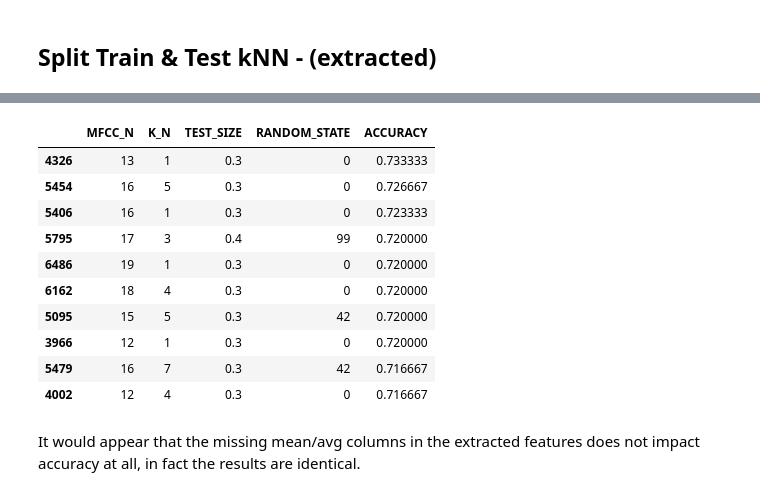
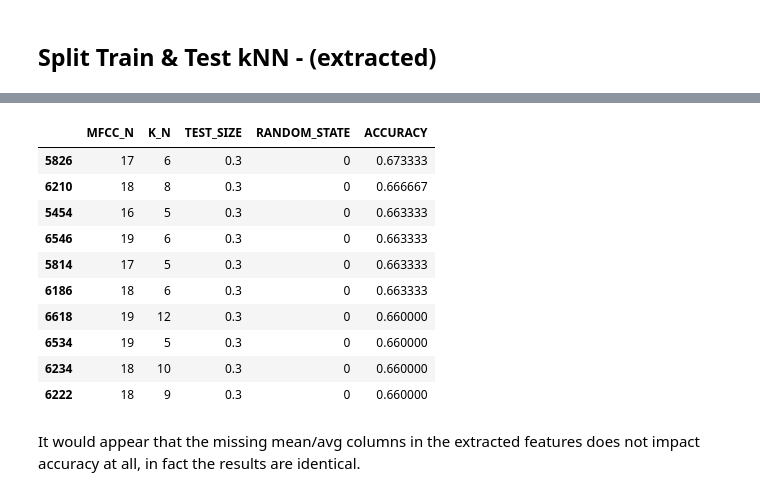
Before and after one commit to etiank/Jupyter-ML, a Jupyter notebook: main.ipynb, the cells around one changed output, grey strips where cells are left out. Drawn from its saved outputs; the diff is of its cells as text; code cells hidden in the pictures.

```diff
--- a/main.ipynb
+++ b/main.ipynb
@@ -346,22 +332,22 @@ We're at MFCC:  20
 # %%
-df_knn_extract = pd.read_csv("knn-data-df-30.csv")
+df_knn_extract = pd.read_csv("knn-extracted-features.csv")
 df_knn_extract = df_knn_extract[df_knn_extract["TEST_SIZE"]!= 0.1]
 df_knn_extract = df_knn_extract[df_knn_extract["TEST_SIZE"]!= 0.2]
 df_knn_extract_sorted = df_knn_extract.sort_values(by="ACCURACY", ascending=False)
 
 df_knn_extract_sorted.head(10)
 # %% [output]
 |  | MFCC_N | K_N | TEST_SIZE | RANDOM_STATE | ACCURACY |
-| 4326 | 13 | 1 | 0.3 | 0 | 0.733333 |
-| 5454 | 16 | 5 | 0.3 | 0 | 0.726667 |
-| 5406 | 16 | 1 | 0.3 | 0 | 0.723333 |
-| 5795 | 17 | 3 | 0.4 | 99 | 0.720000 |
-| 6486 | 19 | 1 | 0.3 | 0 | 0.720000 |
-| 6162 | 18 | 4 | 0.3 | 0 | 0.720000 |
-| 5095 | 15 | 5 | 0.3 | 42 | 0.720000 |
-| 3966 | 12 | 1 | 0.3 | 0 | 0.720000 |
-| 5479 | 16 | 7 | 0.3 | 42 | 0.716667 |
-| 4002 | 12 | 4 | 0.3 | 0 | 0.716667 |
+| 5826 | 17 | 6 | 0.3 | 0 | 0.673333 |
+| 6210 | 18 | 8 | 0.3 | 0 | 0.666667 |
+| 5454 | 16 | 5 | 0.3 | 0 | 0.663333 |
+| 6546 | 19 | 6 | 0.3 | 0 | 0.663333 |
+| 5814 | 17 | 5 | 0.3 | 0 | 0.663333 |
+| 6186 | 18 | 6 | 0.3 | 0 | 0.663333 |
+| 6618 | 19 | 12 | 0.3 | 0 | 0.660000 |
+| 6534 | 19 | 5 | 0.3 | 0 | 0.660000 |
+| 6234 | 18 | 10 | 0.3 | 0 | 0.660000 |
+| 6222 | 18 | 9 | 0.3 | 0 | 0.660000 |
 # %% [markdown]
 It would appear that the missing mean/avg columns in the extracted features does not impact accuracy at all, in fact the results are identical.
 # %% [markdown]
```
Also changed, not shown: parts of 4 cells of this notebook.
